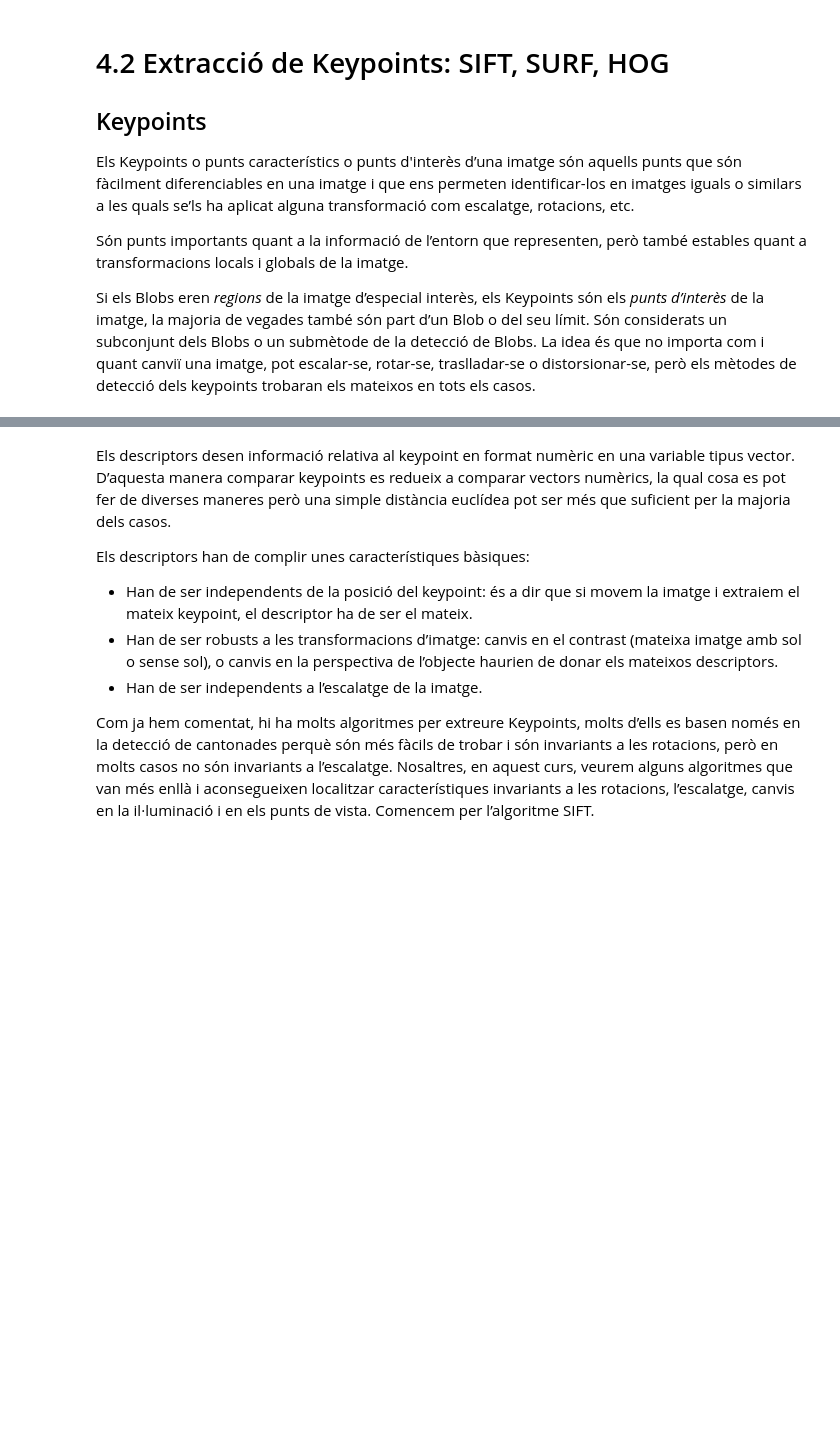
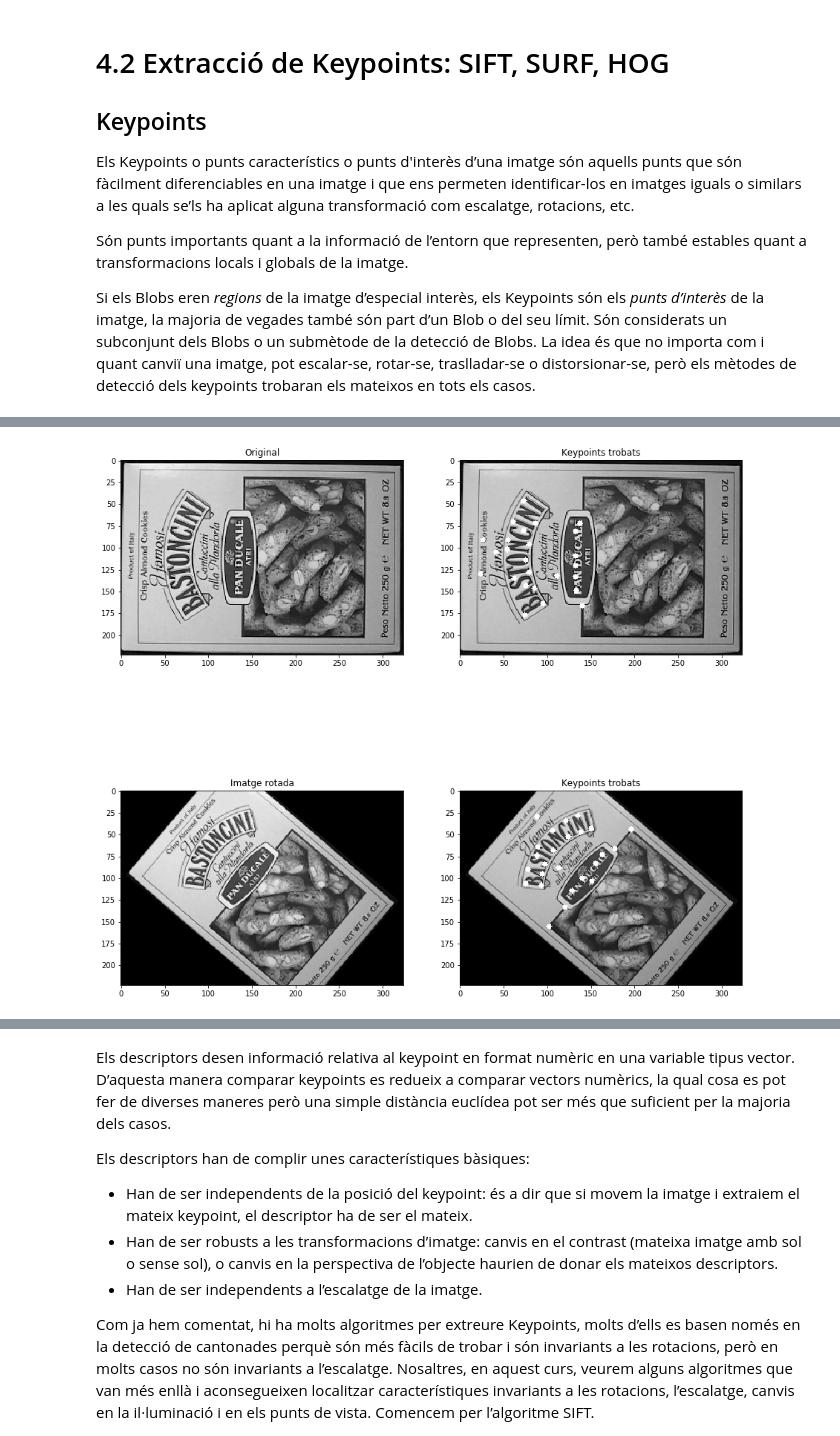
Before and after one commit to ricardborras/curs_soc, a Jupyter notebook: Pla4/4.2_Keypoints.ipynb, the cells around one changed output, grey strips where cells are left out. Drawn from its saved outputs; the diff is of its cells as text; code cells hidden in the pictures; blank space fills up the shorter version.

```diff
--- a/Pla4/4.2_Keypoints.ipynb
+++ b/Pla4/4.2_Keypoints.ipynb
@@ -32,3 +10,64 @@ fig.set_size_inches(8, 12)
+# %%
+#EXEMPLE PRÀCTIC: detecció keypoints en dues imatges iguals però amb diferent orientació
+import cv2
+from matplotlib import pyplot as plt
+import numpy as np
+import ipywidgets as widgets
+from ipywidgets import interact, interact_manual
+
+def build_keypoints_img(img):
+    """
+    Obtenim els punts d'interés de la imatge d'entrada i retorna una nova imatge amb els
+    punts d'interés dibuixats
+    """
+    corners = cv2.goodFeaturesToTrack(img,25,0.01,10)
+    img_keypoints = img.copy()
+    corners = np.int0(corners)
+    for i in corners:
+        x,y = i.ravel()
+        cv2.circle(img_keypoints,(x,y),3,255,-1)
+    return img_keypoints
+
+
+im = cv2.imread('Imatges/box.png', cv2.IMREAD_GRAYSCALE)
+
+# creem una matriu de rotació per rotar la imatge 40 graus agafant el centre de la imatge com a eix de rotació
+center = (im.shape[1]//2, im.shape[0]//2)
+angle = -40
+scale = 0.8
+rot_mat = cv2.getRotationMatrix2D( center, angle, scale )
+# apliquem la matriu de rotació i escalat
+im_rotada = im
+im_rotada = cv2.warpAffine(im, rot_mat, (im_rotada.shape[1], im_rotada.shape[0]))
+
+# trobem els keypoints en ambdós imatges
+img_keypoints = build_keypoints_img(im)
+img_keypoints_rotada = build_keypoints_img(im_rotada)
+
+# veiem com els punts detectats són molt similars, encara que la imatge estigui transformada amb una rotació i escalat
+
+# mostrem resultats
+plt.subplot(2,2,1)
+plt.title('Original')
+plt.imshow(im, cmap='gray')
+
+plt.subplot(2,2,2)
+plt.title('Keypoints trobats')
+plt.imshow(img_keypoints, cmap='gray')
+
+plt.subplot(2,2,3)
+plt.title('Imatge rotada')
+plt.imshow(im_rotada, cmap='gray')
+
+plt.subplot(2,2,4)
+plt.title('Keypoints trobats')
+plt.imshow(img_keypoints_rotada, cmap='gray')
+
+
+fig = plt.gcf()
+fig.set_size_inches(15, 15)
+# %% [output]
+[figure, added]
 # %% [markdown]
 Existeixen diversos mètodes de detecció o extracció de Keypoints, però hem de tenir en compte que la majoria només ens dóna informació de la seva posició en la imatge, és a dir, les seves coordenades, la qual cosa no és suficient per establir una relació entre ells, ni per veure si són semblants o molt diferents entre ells. Per aconseguir aquesta informació, necessitem els **descriptors** dels keypoints, perquè ells són els que en donen una manera de comparar els keypoints entre sí.
 
```
Also changed, not shown: parts of 14 cells of this notebook, 17 other files.
